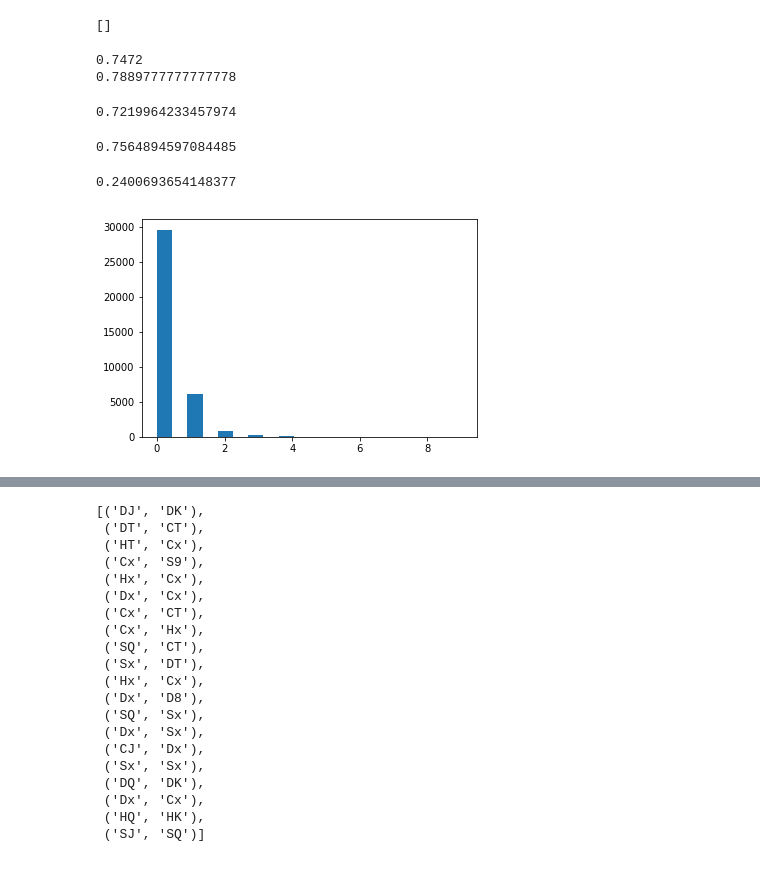
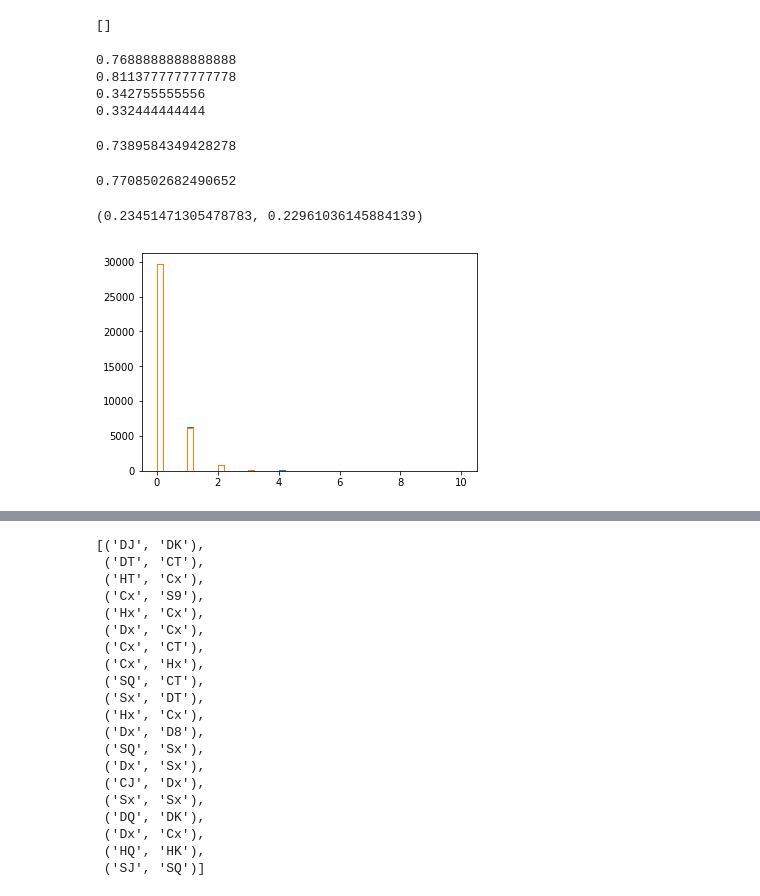
Before and after one commit to BSalita/selfbid, a Jupyter notebook: notebooks/LeadModel.ipynb, the cells around one changed output, grey strips where cells are left out. Drawn from its saved outputs; the diff is of its cells as text; code cells hidden in the pictures.

```diff
--- a/notebooks/LeadModel.ipynb
+++ b/notebooks/LeadModel.ipynb
@@ -79,10 +80,10 @@ def get_top_leads(pred, k=5):
 # fnm_out = 'leads_nt_listing_jos.txt'
 # fnm_in = '../data/leads_raw/test/JOS_S.test.txt'
 # fnm_out = 'leads_suit_listing_jos.txt'
-# fnm_in = '../data/leads_raw/test/BW5C_S.test.txt'
-# fnm_out = 'leads_suit_listing_bw5c.txt'
-fnm_in = '../data/leads_raw/test/BW5C_N.test.txt'
-fnm_out = 'leads_nt_listing_bw5c.txt'
+fnm_in = '../data/leads_raw/test/BW5C_S.test.txt'
+fnm_out = 'leads_suit_listing_bw5c.txt'
+# fnm_in = '../data/leads_raw/test/BW5C_N.test.txt'
+# fnm_out = 'leads_nt_listing_bw5c.txt'
 fout = open(fnm_out, 'w')
 n_hands = 1000
 
@@ -124,6 +125,7 @@ def small_card_x(card_str):
 nn_leads = []
 jack_leads = []
 tricks_given = []
+jack_given = []
 for fnm in glob.glob('../data/leads_raw/test/*.txt'):
     print(fnm)
     for a, h, hand, outcome, auction, jack_lead, lead_tricks in lead_iterator(open(fnm)):
@@ -135,6 +137,7 @@ for fnm in glob.glob('../data/leads_raw/test/*.txt'):
 
         max_tricks = max(lead_tricks.values())
         tricks_given.append(max_tricks - lead_tricks[nn_lead])
+        jack_given.append(max_tricks - lead_tricks[jack_lead])
 
         nn_lead_x = small_card_x(nn_lead)
         nn_leads.append(nn_lead_x)
@@ -167,22 +166,27 @@ start_i, end_i = 0, 95625 // 17
 #start_i, end_i = (95625 + 155567 + 104278) // 17, (95625 + 155567 + 104278 + 272000) // 17
 print(sum((nn_lead == jack_lead) for nn_lead, jack_lead in zip(nn_leads[start_i:end_i], jack_leads[start_i:end_i])) / (end_i - start_i))
 print(sum((nn_lead[0] == jack_lead[0]) for nn_lead, jack_lead in zip(nn_leads[start_i:end_i], jack_leads[start_i:end_i])) / (end_i - start_i))
+print(np.mean(tricks_given[start_i:end_i]))
+print(np.mean(jack_given[start_i:end_i]))
 # %% [output]
-0.7472
-0.7889777777777778
+0.7688888888888888
+0.8113777777777778
+0.342755555556
+0.332444444444
 # %%
 sum((nn_lead == jack_lead) for nn_lead, jack_lead in zip(nn_leads, jack_leads)) / len(nn_leads)
 # %% [output]
-0.7219964233457974
+0.7389584349428278
 # %%
 sum((nn_lead[0] == jack_lead[0]) for nn_lead, jack_lead in zip(nn_leads, jack_leads)) / len(nn_leads)
 # %% [output]
-0.7564894597084485
+0.7708502682490652
 # %%
-np.mean(tricks_given)
+np.mean(tricks_given), np.mean(jack_given)
 # %% [output]
-0.2400693654148377
+(0.23451471305478783, 0.22961036145884139)
-# %%
-plt.hist(tricks_given, 20);
-# %% [output]
-[figure, removed]
+# %%
+plt.hist(tricks_given, 50, histtype='step');
+plt.hist(jack_given, 50, histtype='step');
+# %% [output]
+[figure, added]
```
Also changed, not shown: parts of 10 cells of this notebook.
